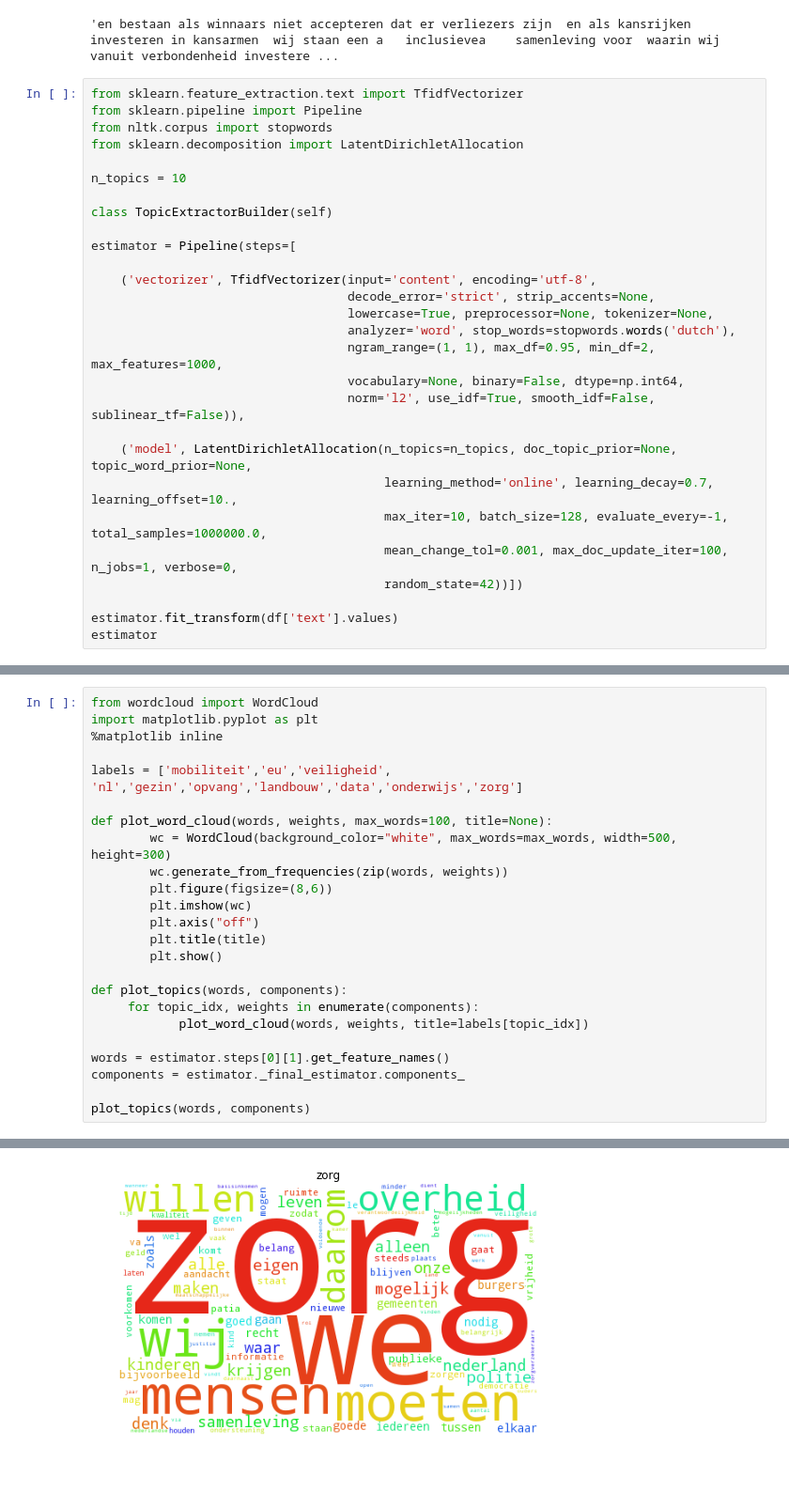
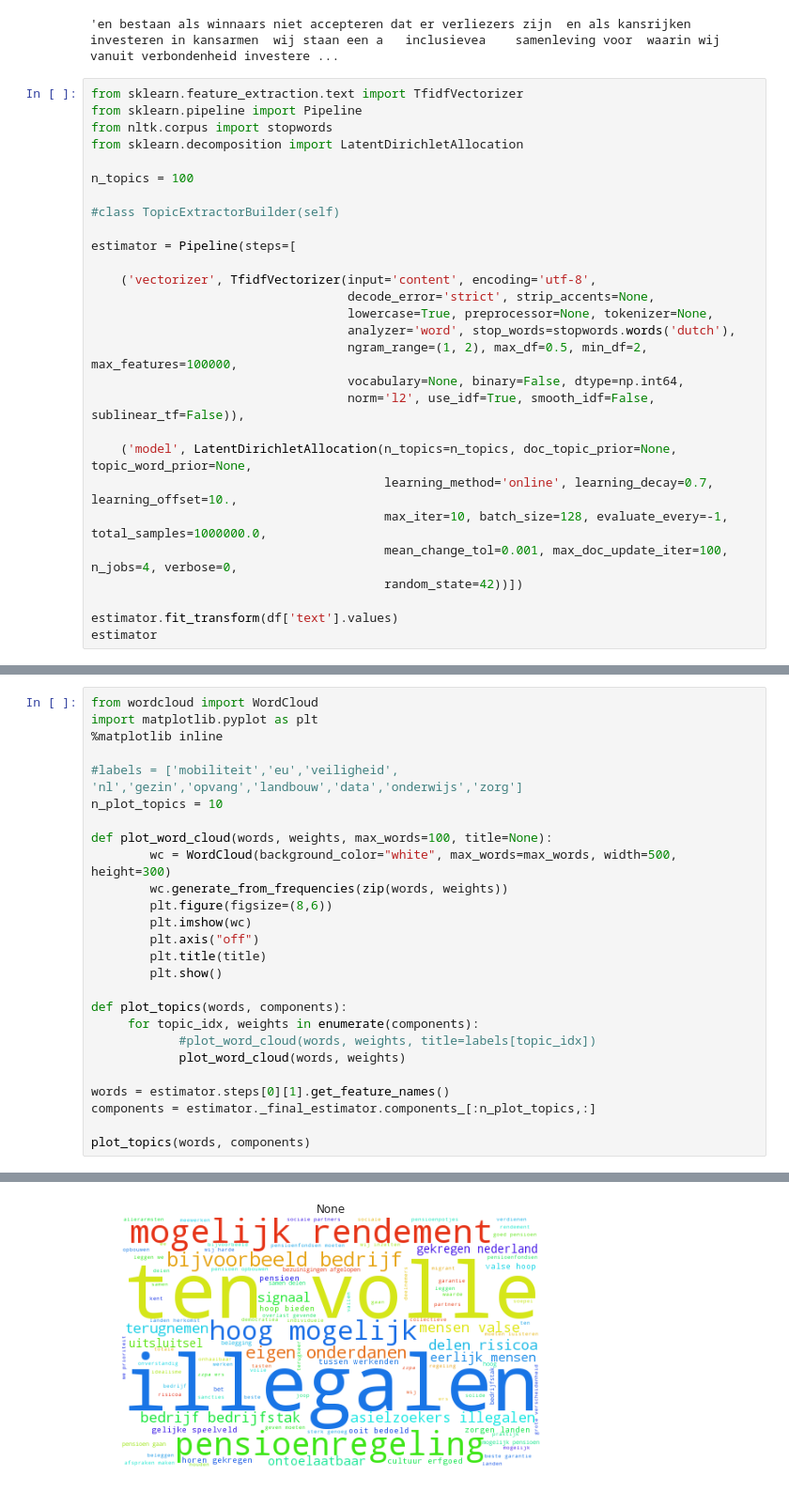
Before and after one commit to bbroeksema/verkiezingen-2017, a Jupyter notebook: notebooks/1.0-arb-topic-extraction.ipynb, the cells around one changed output, grey strips where cells are left out. Shown at 94% size. Cells and saved outputs as stored; diff of their text form; blank space fills up the shorter version.

```diff
--- a/notebooks/1.0-arb-topic-extraction.ipynb
+++ b/notebooks/1.0-arb-topic-extraction.ipynb
@@ -61,9 +61,9 @@ from sklearn.pipeline import Pipeline
 from nltk.corpus import stopwords
 from sklearn.decomposition import LatentDirichletAllocation
 
-n_topics = 10
+n_topics = 100
 
-class TopicExtractorBuilder(self)
+#class TopicExtractorBuilder(self)
 
 estimator = Pipeline(steps=[
 
@@ -71,14 +71,14 @@ estimator = Pipeline(steps=[
                                    decode_error='strict', strip_accents=None,
                                    lowercase=True, preprocessor=None, tokenizer=None,
                                    analyzer='word', stop_words=stopwords.words('dutch'),
-                                   ngram_range=(1, 1), max_df=0.95, min_df=2, max_features=1000,
+                                   ngram_range=(1, 2), max_df=0.5, min_df=2, max_features=100000,
                                    vocabulary=None, binary=False, dtype=np.int64,
                                    norm='l2', use_idf=True, smooth_idf=False, sublinear_tf=False)),
 
     ('model', LatentDirichletAllocation(n_topics=n_topics, doc_topic_prior=None, topic_word_prior=None,
                                         learning_method='online', learning_decay=0.7, learning_offset=10.,
                                         max_iter=10, batch_size=128, evaluate_every=-1, total_samples=1000000.0,
-                                        mean_change_tol=0.001, max_doc_update_iter=100, n_jobs=1, verbose=0,
+                                        mean_change_tol=0.001, max_doc_update_iter=100, n_jobs=4, verbose=0,
                                         random_state=42))])
 
 estimator.fit_transform(df['text'].values)
@@ -94,7 +94,8 @@ from wordcloud import WordCloud
 import matplotlib.pyplot as plt
 %matplotlib inline
 
-labels = ['mobiliteit','eu','veiligheid', 'nl','gezin','opvang','landbouw','data','onderwijs','zorg']
+#labels = ['mobiliteit','eu','veiligheid', 'nl','gezin','opvang','landbouw','data','onderwijs','zorg']
+n_plot_topics = 10
 
 def plot_word_cloud(words, weights, max_words=100, title=None):
         wc = WordCloud(background_color="white", max_words=max_words, width=500, height=300)
@@ -107,10 +108,11 @@ def plot_word_cloud(words, weights, max_words=100, title=None):
 
 def plot_topics(words, components):
      for topic_idx, weights in enumerate(components):
-            plot_word_cloud(words, weights, title=labels[topic_idx])
+            #plot_word_cloud(words, weights, title=labels[topic_idx])
+            plot_word_cloud(words, weights)
 
 words = estimator.steps[0][1].get_feature_names()
-components = estimator._final_estimator.components_
+components = estimator._final_estimator.components_[:n_plot_topics,:]
 
 plot_topics(words, components)
 # %% [output]
@@ -126,4 +128,4 @@ plot_topics(words, components)
-[figure, old version]
+[figure, new version]
 # %%
 import seaborn as sns
 
```
Also changed, not shown: parts of 6 cells of this notebook, 3 other files.
